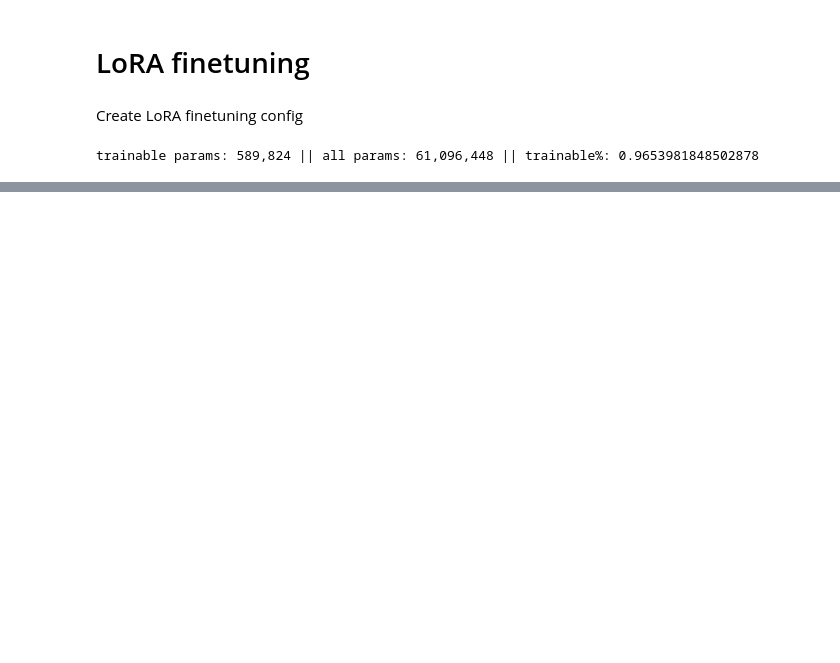
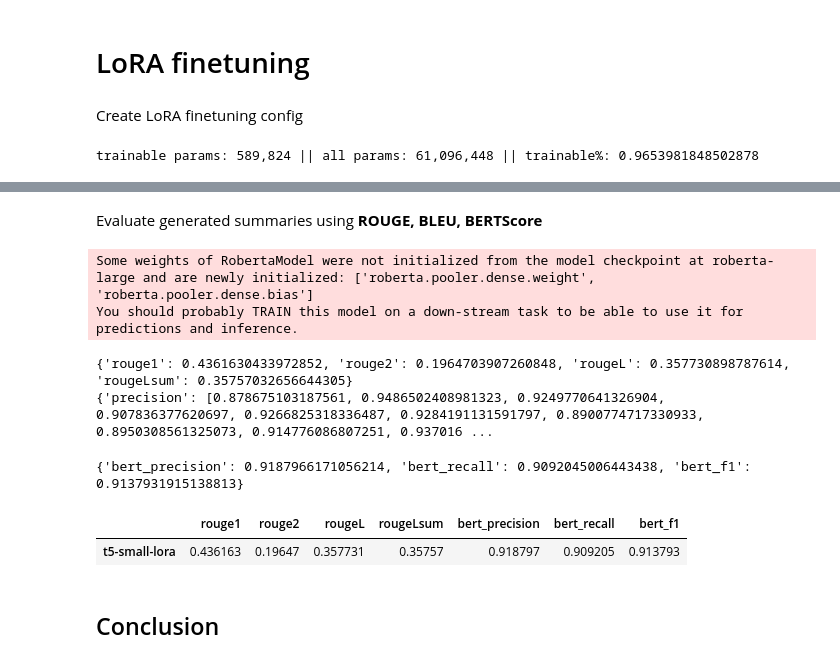
Before and after one commit to NochnoyRitzar/iasa_nlp_course, a Jupyter notebook: Lecture_6/IASA_NLP_Course_Homework6.ipynb, the cells around one changed output, grey strips where cells are left out. Drawn from its saved outputs; the diff is of its cells as text; code cells hidden in the pictures; blank space fills up the shorter version.

```diff
--- a/Lecture_6/IASA_NLP_Course_Homework6.ipynb
+++ b/Lecture_6/IASA_NLP_Course_Homework6.ipynb
@@ -486,0 +576,8 @@ TrainOutput(global_step=6440, training_loss=1.941434898139527, metrics={'train_r
+# %%
+# load base LLM model and tokenizer
+model = AutoModelForSeq2SeqLM.from_pretrained(CFG.model_path)
+tokenizer = AutoTokenizer.from_pretrained(CFG.lora_model_hub_id)
+
+# Load the LoRA model
+model = PeftModel.from_pretrained(model, CFG.lora_model_hub_id).cuda()
+model.eval()
@@ -486,0 +635,35 @@ TrainOutput(global_step=6440, training_loss=1.941434898139527, metrics={'train_r
+# %% [markdown]
+Evaluate generated summaries using **ROUGE, BLEU, BERTScore**
+# %%
+rouge_metric = evaluate.load('rouge')
+bertscore_metric = evaluate.load('bertscore')
+
+rouge_score = rouge_metric.compute(predictions=predictions, references=references)
+bert_score = bertscore_metric.compute(predictions=predictions, references=references, lang='en', use_fast_tokenizer=True)
+# %% [output]
+Some weights of RobertaModel were not initialized from the model checkpoint at roberta-large and are newly initialized: ['roberta.pooler.dense.weight', 'roberta.pooler.dense.bias']
+You should probably TRAIN this model on a down-stream task to be able to use it for predictions and inference.
+# %%
+print(rouge_score)
+print(bert_score)
+# %% [output]
+{'rouge1': 0.4361630433972852, 'rouge2': 0.1964703907260848, 'rougeL': 0.357730898787614, 'rougeLsum': 0.35757032656644305}
+{'precision': [0.878675103187561, 0.9486502408981323, 0.9249770641326904, 0.907836377620697, 0.9266825318336487, 0.9284191131591797, 0.8900774717330933, 0.8950308561325073, 0.914776086807251, 0.937016 ...
+# %%
+bert_score.pop('hashcode')
+avg_bert_score = {f'bert_{k}': np.mean(v) for k, v in bert_score.items()}
+print(avg_bert_score)
+# %% [output]
+{'bert_precision': 0.9187966171056214, 'bert_recall': 0.9092045006443438, 'bert_f1': 0.9137931915138813}
+# %%
+rouge_score.update(avg_bert_score)
+# %%
+# Create a DataFrame
+df = pd.DataFrame(rouge_score, index=['t5-small-lora'])
+
+df.head()
+# %% [output]
+|  | rouge1 | rouge2 | rougeL | rougeLsum | bert_precision | bert_recall | bert_f1 |
+| t5-small-lora | 0.436163 | 0.19647 | 0.357731 | 0.35757 | 0.918797 | 0.909205 | 0.913793 |
+# %% [markdown]
+## Conclusion
```
Also changed, not shown: parts of 26 cells of this notebook.
